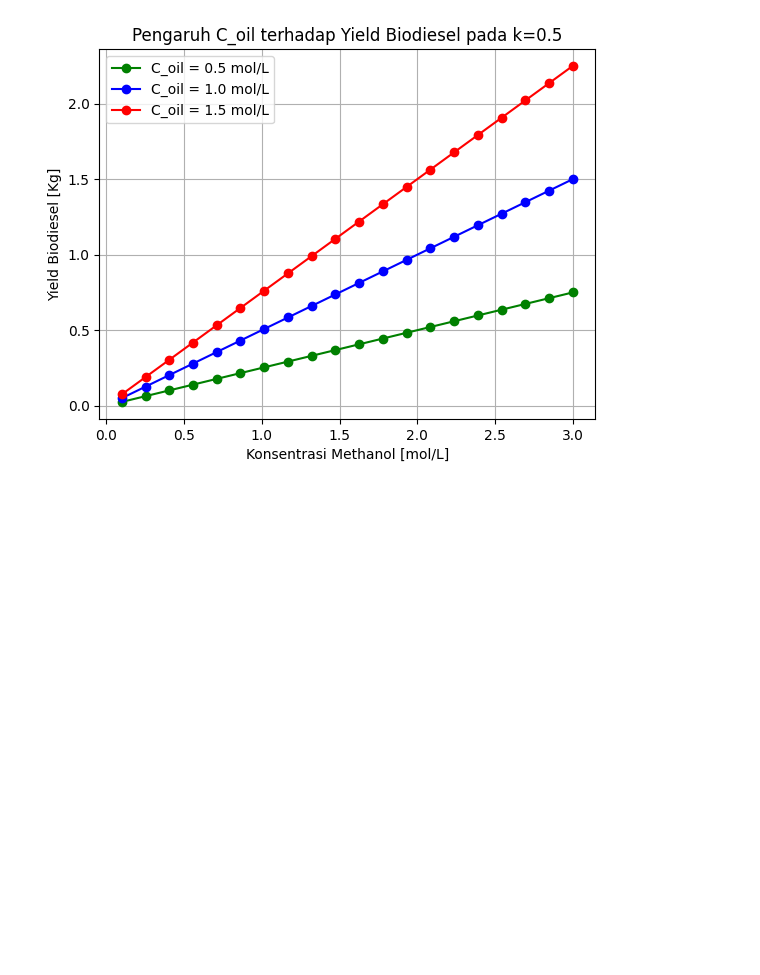
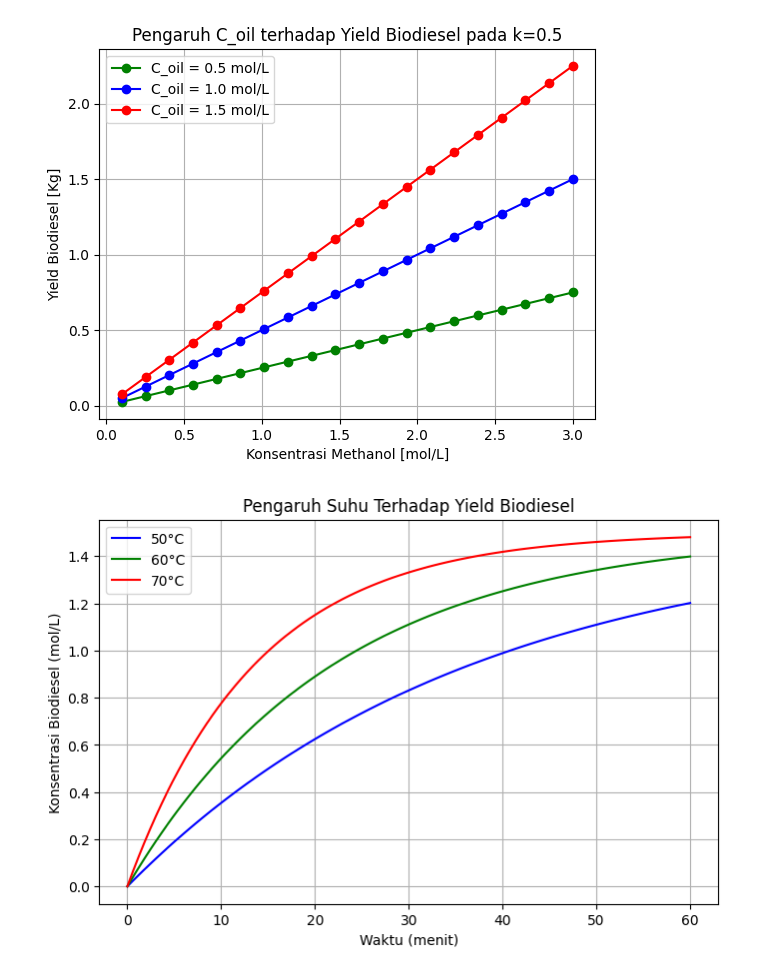
Before and after one commit to YazidMubarok-ChemEng/Biodiesel-Yield-Simulation, a Jupyter notebook: Plot_Reaksi_Transesterifikasi.ipynb, the cells around one changed output. Cells and saved outputs as stored; diff of their text form; code cells hidden in the pictures; blank space fills up the shorter version.

```diff
--- a/Plot_Reaksi_Transesterifikasi.ipynb
+++ b/Plot_Reaksi_Transesterifikasi.ipynb
@@ -2,6 +2,3 @@
 print ('Hello')
 # %% [output]
 Hello
-# %%
-for i in range(15):
-    print(i**2)
@@ -130,3 +113,53 @@ plt.savefig('Porto_Biodiesel_Yield_vs_Methanol.png', dpi=300, bbox_inches='tight
 plt.show()
 # %% [output]
 [figure]
+# %%
+import numpy as np
+import matplotlib.pyplot as plt
+from scipy.integrate import odeint
+# 1. FUNGSI ARRHENIUS - HUTUNG K BERDASARKAN SUHU
+def hitung_k(T_celcius):
+    T = T_celcius + 273.5 # Ubah Celcius ke Kelvin
+    A = 1.2e5 # Faktor frekuensi
+    Ea = 45000 # Energi aktivasi J/mol
+    R = 8.134 # Konstanta gas ideal
+    k = A * np.exp(-Ea / (R * T))
+    return k
+
+# 2. FUNGSI MODEL REAKSI
+def model(C, t, k, C_methanol):
+    C_oil, C_biodiesel = C
+    dC_oil_dt = -k * C_oil * C_methanol
+    dC_biodiesel_dt = k * C_oil * C_methanol
+    return [dC_oil_dt, dC_biodiesel_dt]
+
+# 3. PARAMETER SIMULASI
+C_oil_awal = 1.5 # KOnsentrasi minyak awal mol/L
+C_methanol = 6.0 # KOnsentrasi methanol awal mol/L
+t_max = 60 # Waktu Simulasi Menit
+t = np.linspace(0, t_max, 100)
+C0 = [C_oil_awal, 0] # Kondisi awal minyak 1.5, biodiesel 0
+
+# 4. SIMULASI 3 SUHU BEBEDA
+suhu_list = [50, 60, 70] # 3 suhu yang mau dibandingkan
+warna_list = ['blue', 'green', 'red']
+label_list = ['50\u00b0C', '60\u00b0C', '70\u00b0C']
+
+plt.figure(figsize=(8,5))
+
+for i, T in enumerate(suhu_list):
+    k = hitung_k(T) # Hitung k untuk suhu ini
+    solution = odeint(model, C0, t, args=(k, C_methanol))
+    C_biodiesel = solution[:, 1] #Ambil hasil biodiesel
+    plt.plot(t, C_biodiesel, color=warna_list[i], label=label_list[i])
+
+# 5.PLOT GRAFIK
+plt.xlabel('Waktu (menit)')
+plt.ylabel('Konsentrasi Biodiesel (mol/L)')
+plt.title('Pengaruh Suhu Terhadap Yield Biodiesel')
+plt.legend()
+plt.grid(True)
+plt.savefig('Porto_Biodiesel_Yield_vs_Methanol_4.png', dpi=300, bbox_inches='tight') # Simpan PNG
+plt.show()
+# %% [output]
+[figure, added]
```
Also changed, not shown: parts of 4 cells of this notebook, 4 other files.
